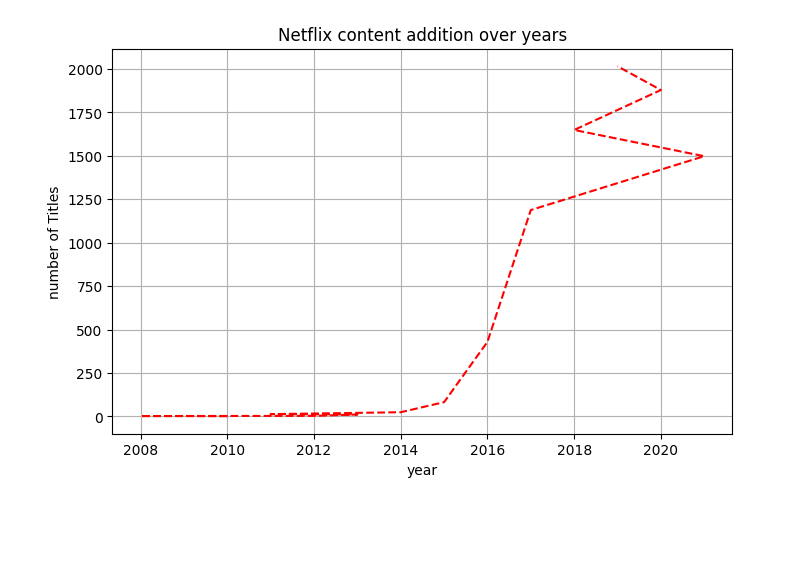
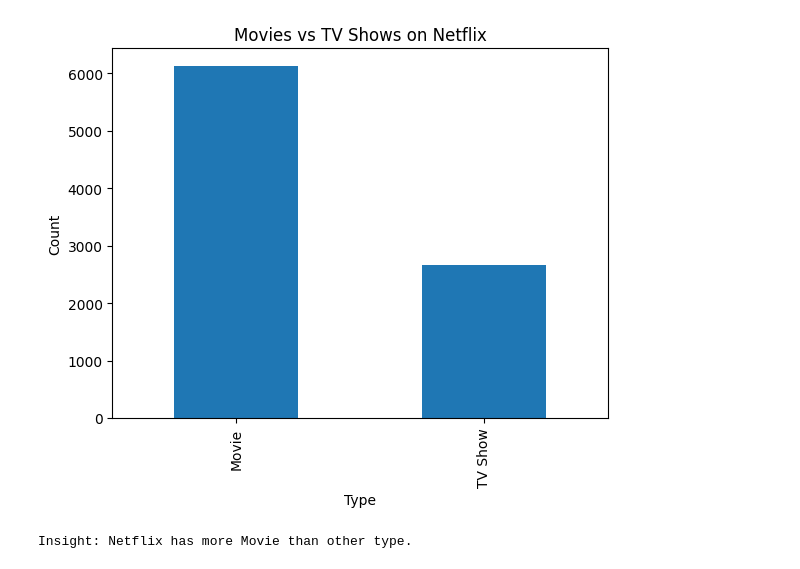
Before and after one commit to TheOnlySG/Netflix-analysis, a Jupyter notebook: notebooks/analysis.ipynb, the cells around one changed output. Saved outputs shown, nothing was run; the diff lists cells and outputs as text; code cells hidden in the pictures; blank space fills up the shorter version.

```diff
--- a/notebooks/analysis.ipynb
+++ b/notebooks/analysis.ipynb
@@ -158,0 +18,3 @@ df.head()
+# %%
+df["duration_minutes"] = df["duration_num"].where(df["is_movie"])
+df["seasons"] = df["duration_num"].where(~df["is_movie"])
@@ -159,2 +25,2 @@ df.head()
 # %%
-df['generes'] = df['listed_in'].str.split(', ')
+df["genres"] = df["listed_in"].str.split(", ")
@@ -186,4 +26,0 @@ Name: count, dtype: int64
-# %%
-df['year_added'] = df['date_added'].dt.year
-df['year_added'] = df['year_added'].astype(int)
-df.head()
@@ -199,12 +27,14 @@ years_count = df['year_added'].value_counts().sort_values()
-# %%
-plt.figure(figsize = (8,5))
-years_count.plot(ls = '--' , c = 'red')
-
-plt.title('Netflix content addition over years')
-plt.xlabel('year')
-plt.ylabel('number of Titles')
-plt.grid(True)
-
-plt.show()
-# %% [output]
-[figure, removed]
+# %%
+type_counts = df["type"].value_counts()
+# %%
+plt.figure()
+type_counts.plot(kind="bar")
+plt.title("Movies vs TV Shows on Netflix")
+plt.xlabel("Type")
+plt.ylabel("Count")
+plt.show()
+
+print("Insight: Netflix has more", type_counts.idxmax(), "than other type.\n")
+# %% [output]
+[figure, added]
+Insight: Netflix has more Movie than other type.
```
Also changed, not shown: parts of 24 cells of this notebook, 2 other files.
